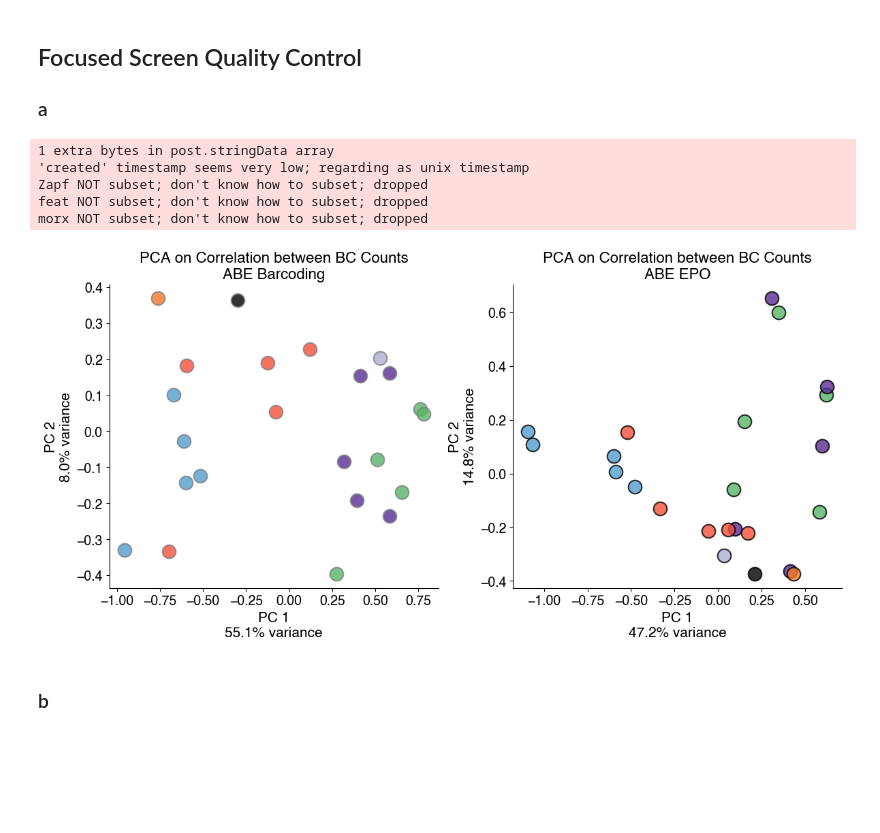
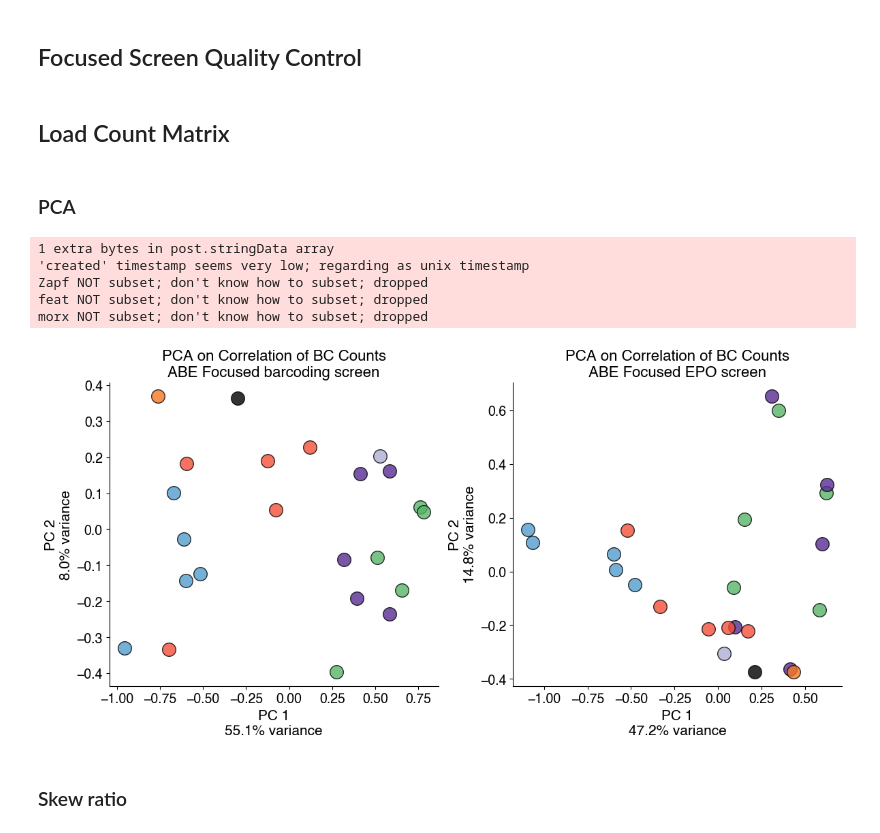
Before and after one commit to kexindon/B-ALL-in-vivo-base-editing, a Jupyter notebook: supplemental_figures.ipynb, the cells around one changed output. Saved outputs shown, nothing was run; the diff lists cells and outputs as text; code cells hidden in the pictures; blank space fills up the shorter version.

```diff
--- a/supplemental_figures.ipynb
+++ b/supplemental_figures.ipynb
@@ -25,10 +33,14 @@ plt.rcParams['font.sans-serif'] = ['Helvetica']
 # %% [markdown]
 ## Focused Screen Quality Control
-
-### a
+# %% [markdown]
+## Load Count Matrix
 # %%
-ABE_BC_COUNTS = pd.read_csv('counts/focused/FC_ABE_BC_COUNTS.txt', sep='\t')
-ABE_EPO_COUNTS = pd.read_csv('counts/focused/FC_ABE_EPO_COUNTS.txt', sep='\t')
-
-# CBE_BC_COUNTS = pd.read_csv('counts/focused/FC_CBE_BC_COUNTS.txt', sep='\t')
-# CBE_EPO_COUNTS = pd.read_csv('counts/focused/FC_CBE_EPO_COUNTS.txt', sep='\t')
+fp = 'counts/focused/'
+ABE_BC_COUNTS = pd.read_csv(fp + 'FC_ABE_BC_COUNTS.txt', sep='\t')
+ABE_EPO_COUNTS = pd.read_csv(fp + 'FC_ABE_EPO_COUNTS.txt', sep='\t')
+# CBE_BC_COUNTS = pd.read_csv(fp + 'CBE_BC_COUNTS.txt', sep='\t')
+# CBE_EPO_COUNTS = pd.read_csv(fp + 'CBE_EPO_COUNTS.txt', sep='\t')
+ABE_BC_COUNTS = ABE_BC_COUNTS[ABE_BC_COUNTS.columns[2:]]
+ABE_EPO_COUNTS = ABE_EPO_COUNTS[ABE_EPO_COUNTS.columns[2:]]
+# CBE_EPO_COUNTS = CBE_EPO_COUNTS[CBE_EPO_COUNTS.columns[2:]]
+# CBE_BC_COUNTS = CBE_BC_COUNTS[CBE_BC_COUNTS.columns[2:]]
@@ -40,5 +47,7 @@ ABE_EPO_COUNTS = ABE_EPO_COUNTS[ABE_EPO_COUNTS.columns[2:]]
+# %% [markdown]
+### PCA
 # %%
-def pca_scatter(data, ax, title, palette, edgecolors):
+def pca_scatter(data, ax, title, palette):
     """
     data: dataframe to compute correlation and PCA
     ax: subplot axis
@@ -54,8 +63,7 @@ def pca_scatter(data, ax, title, palette, edgecolors):
     for i in range(len(Xt)):
         ax.scatter(
             Xt[i][0], Xt[i][1],
-            edgecolor=edgecolors,
-            linewidths=1.5,
+            edgecolor='black',
             s=200,
             alpha=.8,
             c=palette[i]
@@ -70,36 +78,33 @@ def pca_scatter(data, ax, title, palette, edgecolors):
     ax.spines[['top', 'right']].set_visible(False)
     ax.tick_params(axis='both', which='major', labelsize=14)
     ax.set_title(title, fontsize=16)
 
 yellows = sns.color_palette('Oranges').as_hex()
 blues   = sns.color_palette('Blues').as_hex()
 greens  = sns.color_palette('Greens').as_hex()
 reds    = sns.color_palette('Reds').as_hex()
 purples = sns.color_palette('Purples').as_hex()
 
 palette = [
     greens[3], greens[3], greens[3], greens[3], greens[3],   # bone marrow
     purples[5], purples[5], purples[5], purples[5], purples[5], # d15
     purples[2],             # d5
     yellows[3],             # input
     'black',                # plasmid
     reds[3], reds[3], reds[3], reds[3], reds[3],   # men
     blues[3], blues[3], blues[3], blues[3], blues[3] # spleen
 ]
-
 fig, axes = plt.subplots(1, 2, figsize=(12, 6), sharex=False, sharey=False)
-pca_scatter(ABE_BC_COUNTS,  axes[0], "PCA on Correlation between BC Counts\nABE Barcoding", palette, edgecolors="gray"  )
-pca_scatter(ABE_EPO_COUNTS, axes[1], "PCA on Correlation between BC Counts\nABE EPO",      palette, edgecolors="black")
+pca_scatter(ABE_BC_COUNTS,  axes[0], "PCA on Correlation of BC Counts\nABE Focused barcoding screen", palette)
+pca_scatter(ABE_EPO_COUNTS, axes[1], "PCA on Correlation of BC Counts\nABE Focused EPO screen",      palette)
 
 fig.tight_layout()
 fig.savefig('figures/pca_focused_abe.pdf')
 plt.show()
 # %% [output]
 1 extra bytes in post.stringData array
 'created' timestamp seems very low; regarding as unix timestamp
 Zapf NOT subset; don't know how to subset; dropped
 feat NOT subset; don't know how to subset; dropped
 morx NOT subset; don't know how to subset; dropped
-[figure, old version]
+[figure, new version]
-# %% [markdown]
-### b
@@ -133,0 +111,3 @@ plt.show()
+# %% [markdown]
+
+### Skew ratio
```
Also changed, not shown: parts of 9 cells of this notebook, 34 other files.
